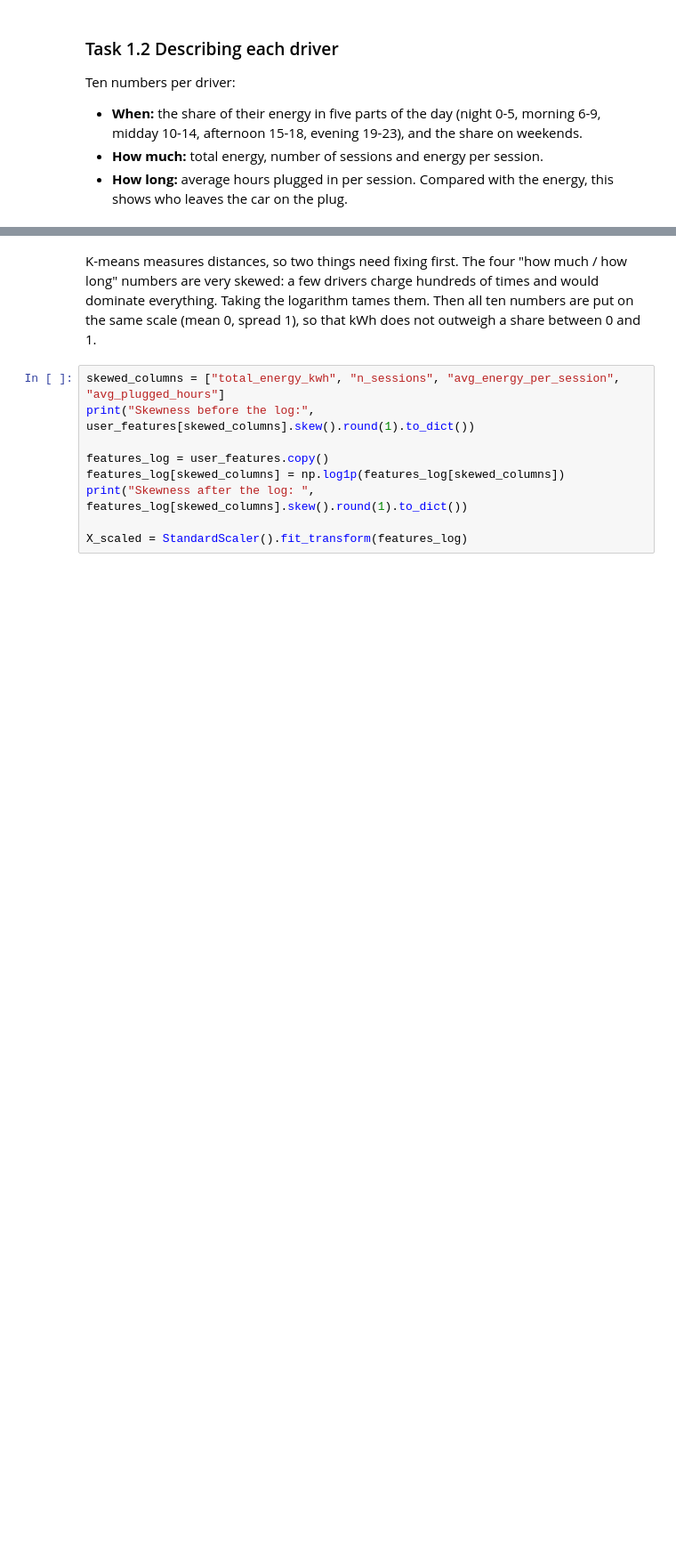
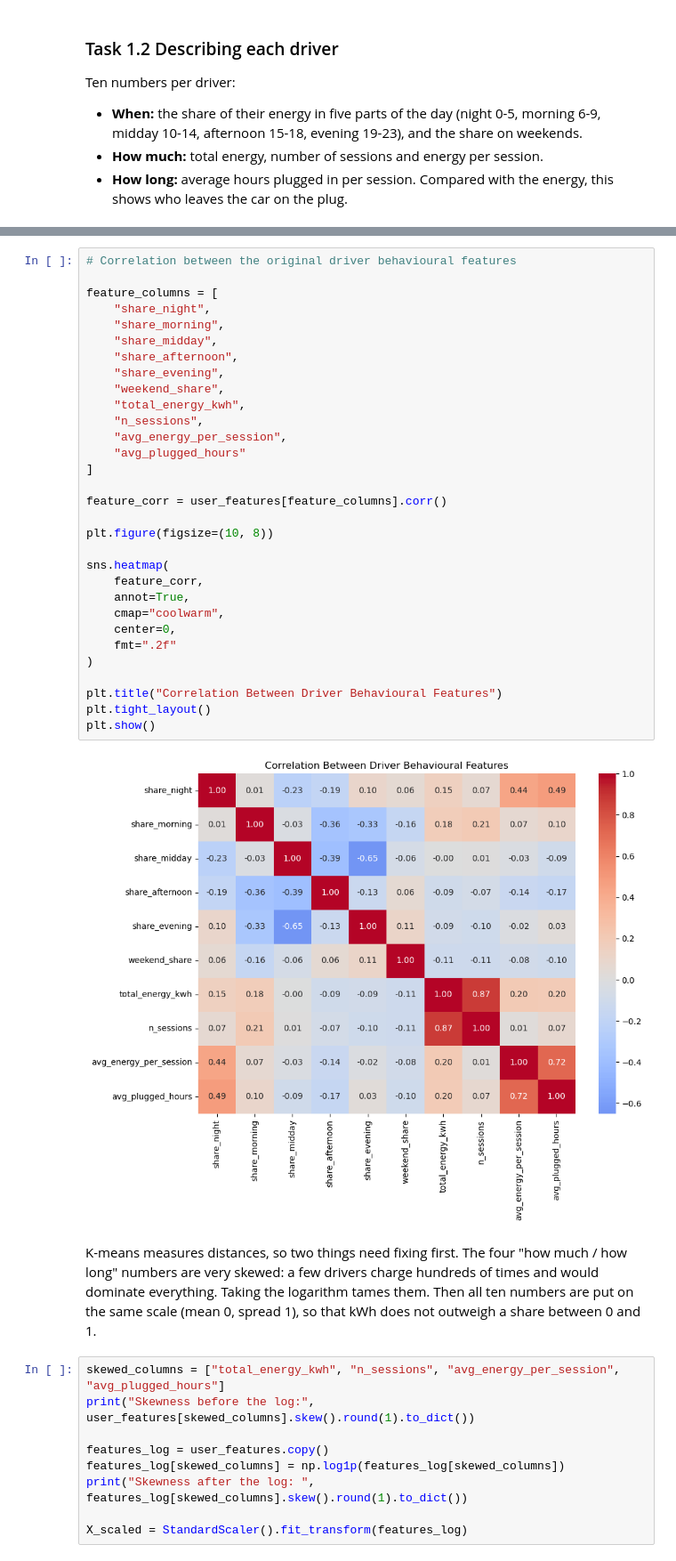
Before and after one commit to dumitritamacarenco/Introduction-to-Business-Analytics---Project-, a Jupyter notebook: ev_charging_palo_alto.ipynb, the cells around one changed output, grey strips where cells are left out. Shown at 89% size. Drawn from its saved outputs; the diff is of its cells as text; blank space fills up the shorter version.

```diff
--- a/ev_charging_palo_alto.ipynb
+++ b/ev_charging_palo_alto.ipynb
@@ -1071,3 +1096,36 @@ Drivers and features: (7103, 10)
+# %%
+# Correlation between the original driver behavioural features
+
+feature_columns = [
+    "share_night",
+    "share_morning",
+    "share_midday",
+    "share_afternoon",
+    "share_evening",
+    "weekend_share",
+    "total_energy_kwh",
+    "n_sessions",
+    "avg_energy_per_session",
+    "avg_plugged_hours"
+]
+
+feature_corr = user_features[feature_columns].corr()
+
+plt.figure(figsize=(10, 8))
+
+sns.heatmap(
+    feature_corr,
+    annot=True,
+    cmap="coolwarm",
+    center=0,
+    fmt=".2f"
+)
+
+plt.title("Correlation Between Driver Behavioural Features")
+plt.tight_layout()
+plt.show()
+# %% [output]
+[figure, added]
 # %% [markdown]
 K-means measures distances, so two things need fixing first. The four "how much / how long" numbers are very skewed: a few drivers charge hundreds of times and would dominate everything. Taking the logarithm tames them. Then all ten numbers are put on the same scale (mean 0, spread 1), so that kWh does not outweigh a share between 0 and 1.
 # %%
```
Also changed, not shown: parts of 15 cells of this notebook.
